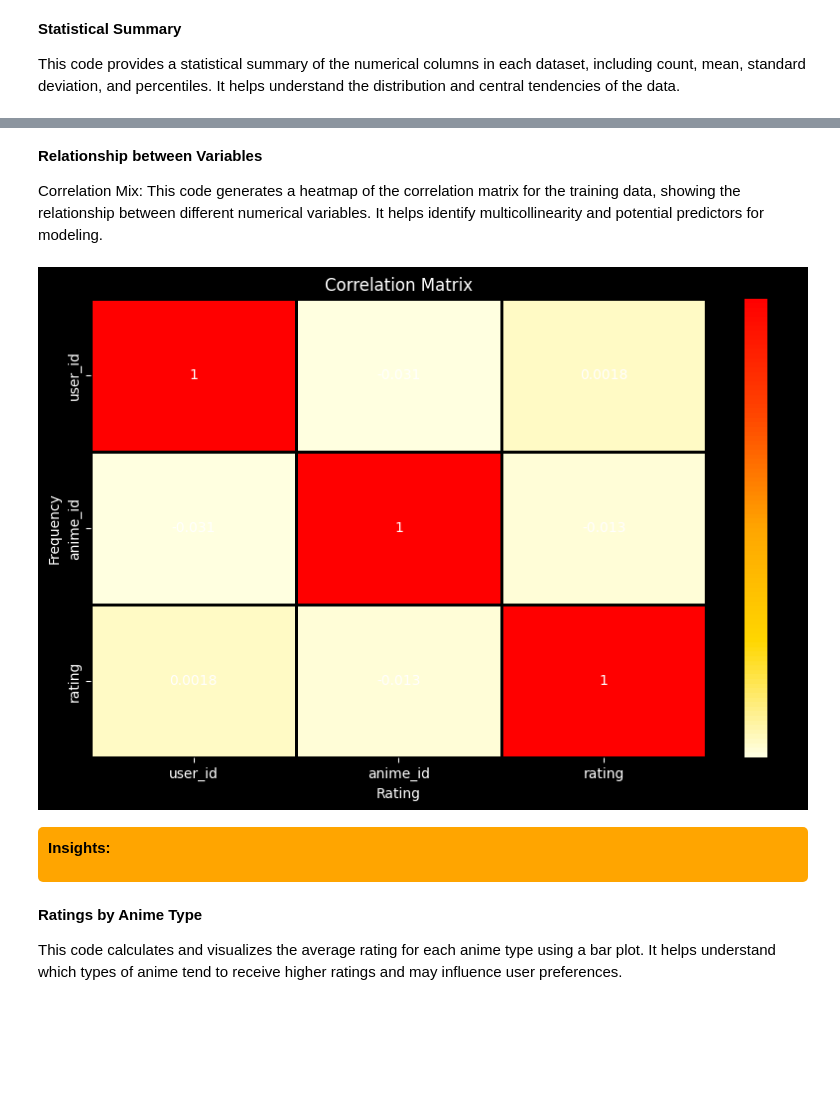
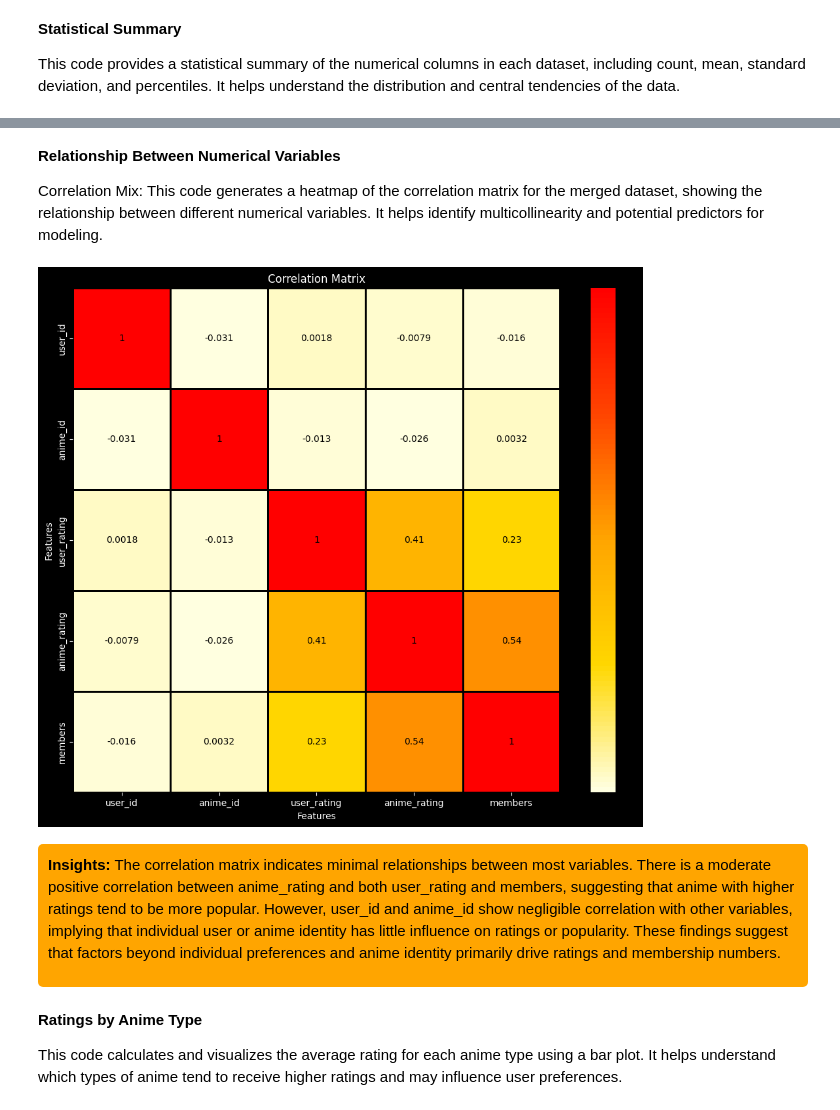
Before and after one commit to justin9503/2401FTDS_Unsupervised-Learning-Project-Team-EG3, a Jupyter notebook: Unsupervised_Learning_Team_EG3.ipynb, the cells around one changed output, grey strips where cells are left out. Drawn from its saved outputs; the diff is of its cells as text; code cells hidden in the pictures; blank space fills up the shorter version.

```diff
--- a/Unsupervised_Learning_Team_EG3.ipynb
+++ b/Unsupervised_Learning_Team_EG3.ipynb
@@ -381,0 +426,6 @@ max    1.324900e+04  3.432500e+04  1.000000e+01
+# %%
+#merging the datasets
+merged_df = pd.merge(train_df_cleaned, anime_df_cleaned, on='anime_id', how='inner')
+
+# Rename columns in the merged dataset
+merged_df.rename(columns={'rating_x': 'user_rating', 'rating_y': 'anime_rating'}, inplace=True)
@@ -432,40 +578,42 @@ plt.show()
 # %% [markdown]
-**Relationship between Variables**
+**Relationship Between Numerical Variables**
 
-Correlation Mix: This code generates a heatmap of the correlation matrix for the training data, showing the relationship between different numerical variables. It helps identify multicollinearity and potential predictors for modeling.
+Correlation Mix: This code generates a heatmap of the correlation matrix for the merged dataset, showing the relationship between different numerical variables. It helps identify multicollinearity and potential predictors for modeling.
 # %%
-import matplotlib.pyplot as plt
-import seaborn as sns
-from matplotlib.colors import LinearSegmentedColormap
+# Select only numeric columns
+numeric_df = merged_df.select_dtypes(include=['number'])
+
+# Calculate the correlation matrix
+correlation_matrix = numeric_df.corr()
 
 # Custom colormap creation
 colors = ["#FFFFE0", "#FFD700", "#FFA500", "#FF4500", "#FF0000"]
 n_bins = 100  # Discretizes the interpolation into bins
 cmap_name = 'custom_yelorred'
 cmap = LinearSegmentedColormap.from_list(cmap_name, colors, N=n_bins)
 
-# Correlation matrix for train data
-plt.figure(figsize=(10, 6), facecolor='black')  # Set the figure background to black
-ax = sns.heatmap(train_df_cleaned.corr(), annot=True, cmap=cmap, linewidths=2, linecolor='black')
+# Plot the correlation heatmap
+plt.figure(figsize=(12, 10), facecolor='black')
+ax = sns.heatmap(correlation_matrix, annot=True, cmap=cmap, linewidths=2, linecolor='black')
 
-#adjusting the colour settings
+# Adjusting the colour settings
 ax.set_facecolor('black')
 plt.title('Correlation Matrix', color='white')
-plt.xlabel('Rating', color='white')
-plt.ylabel('Frequency', color='white')
+plt.xlabel('Features', color='white')
+plt.ylabel('Features', color='white')
 ax.tick_params(colors='white')
 for text in ax.texts:
-    text.set_color('white')
+    text.set_color('black')
 
 plt.show()
 # %% [output]
-[figure, old version]
+[figure, new version]
-# %% [markdown]
-<div style="background-color: orange; padding: 10px; border-radius: 5px;">
-
-**Insights:**
-
-</div>
+# %% [markdown]
+<div style="background-color: orange; padding: 10px; border-radius: 5px;">
+
+**Insights:** The correlation matrix indicates minimal relationships between most variables. There is a moderate positive correlation between anime_rating and both user_rating and members, suggesting that anime with higher ratings tend to be more popular. However, user_id and anime_id show negligible correlation with other variables, implying that individual user or anime identity has little influence on ratings or popularity. These findings suggest that factors beyond individual preferences and anime identity primarily drive ratings and membership numbers.
+
+</div>
 # %% [markdown]
 **Ratings by Anime Type**
 
```
Also changed, not shown: parts of 61 cells of this notebook.
